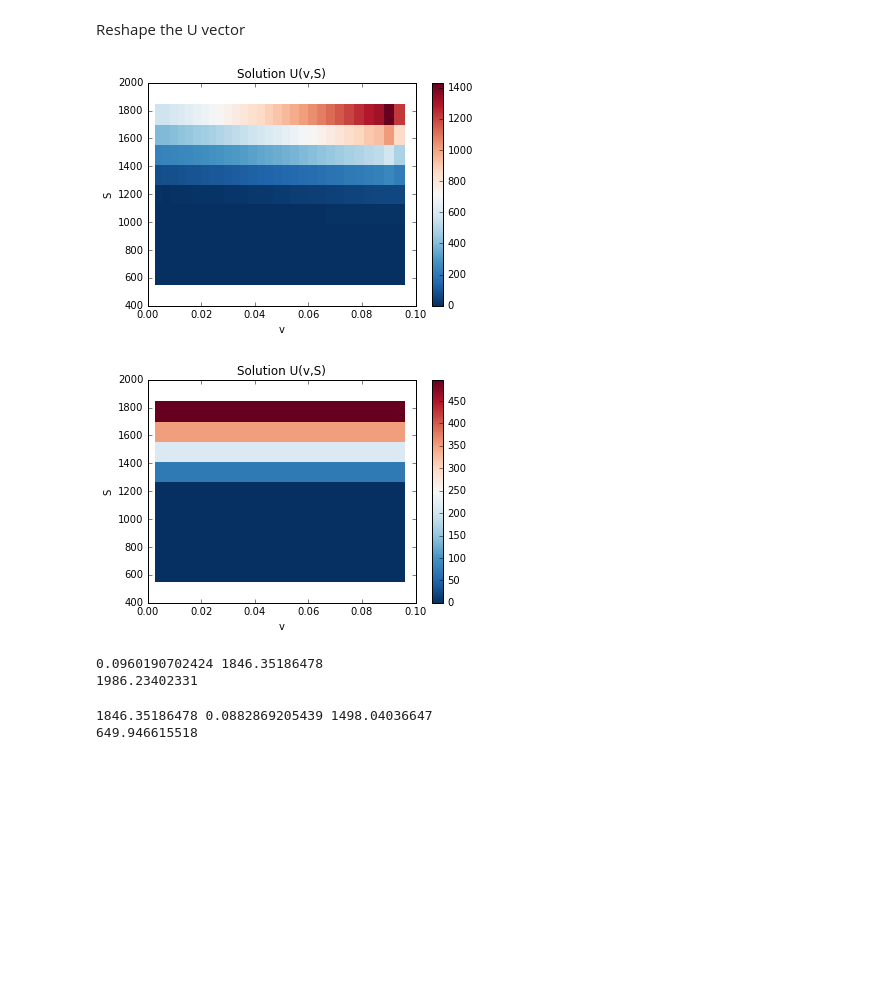
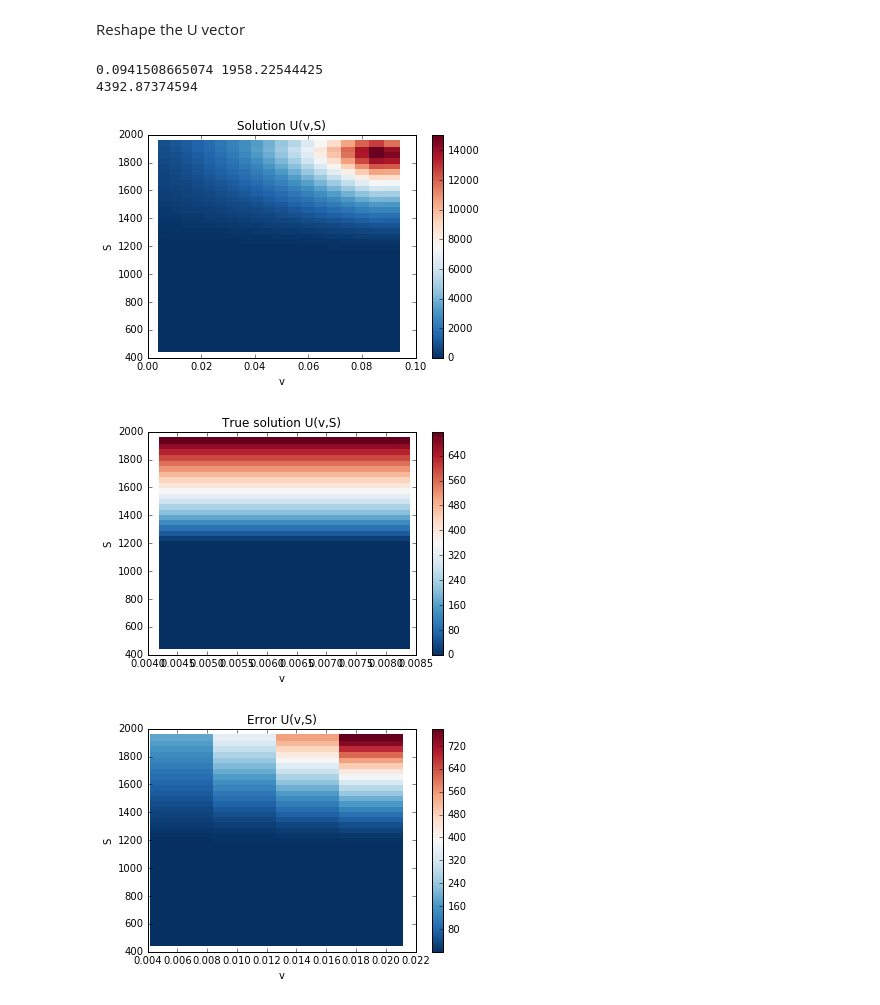
Before and after one commit to MelodyShih/FDOptionPricing, a Jupyter notebook: Backward Euler with exact BC.ipynb, the cells around one changed output. Cells and saved outputs as stored; diff of their text form; code cells hidden in the pictures; blank space fills up the shorter version.

```diff
--- a/Backward Euler with exact BC.ipynb
+++ b/Backward Euler with exact BC.ipynb
@@ -30,7 +32,7 @@ d1    = numpy.arcsinh( v_max/beta )
 Set coefficients of heston pde
 # %%
 rho   = -0.5
-sigma = 0.01
+sigma = 0.3
 r     = 0.03
 q     = 0.0
 kappa = 2
@@ -60,9 +75,9 @@ S         = lambda xi: K + alpha * numpy.sinh( c1*xi + c2*(1-xi) )
 dSdxi     = lambda xi: alpha * numpy.cosh( c1*xi + c2*(1-xi) ) * (c1 - c2)
 d2Sdxi2   = lambda xi: alpha * numpy.sinh( c1*xi + c2*(1-xi) ) * (c1 - c2)**2
 
-v         = lambda eta: beta*numpy.sinh( d1*eta )
-dvdeta    = lambda eta: numpy.cosh( d1*eta ) * d1 * beta
-d2vdeta2  = lambda eta: numpy.sinh( d1*eta ) * d1**2 * beta
+v         = lambda eta: beta*numpy.sinh( d1*eta + d2*(1-eta) )
+dvdeta    = lambda eta: numpy.cosh( d1*eta ) * (d1-d2) * beta
+d2vdeta2  = lambda eta: numpy.sinh( d1*eta ) * (d1-d2)**2 * beta
 # %% [markdown]
 Allocate solution vector U
 # %%
@@ -250,7 +282,16 @@ U_init = numpy.copy(U_old)
-# %%
-for timestep in t:
-    U_new = numpy.linalg.solve(A, U_old + rhs)
-    U_old = numpy.copy(U_new)
+# %%
+t = 0
+t += delta_t
+while t < t_final:
+    U_new = numpy.linalg.solve(A, U_old + rhs)
+    U_old = numpy.copy(U_new)
+    t += delta_t
+
+# for timestep in t:
+#     U_new = numpy.linalg.solve(A, U_old + rhs)
+#     print numpy.linalg.norm(U_old + rhs, 2)
+#     assert( numpy.allclose(numpy.dot(A, U_new), U_old+rhs) == 1)
+#     U_old = numpy.copy(U_new)
 # %% [markdown]
 Reshape the U vector
 # %%
@@ -258,44 +299,35 @@ U_sol = numpy.reshape(U_new, [N, M])
 # %%
 E, X = numpy.meshgrid(v(eta), S(xi))
 #E, X = numpy.meshgrid(eta, xi)
 # fig = plt.figure()
 # # Plot right boundary condition
 # axes = fig.add_subplot(1, 1, 1)
 # axes.plot(xi, S(xi), 'o')
 
 # fig = plt.figure()
 # axes = fig.add_subplot(1, 1, 1)
 # axes.plot(eta, v(eta), 'o')
 # Plot solution
 fig = plt.figure()
 axes = fig.add_subplot(1, 1, 1)
 sol_plot = axes.pcolor(E, X, U_sol, cmap=plt.get_cmap('RdBu_r'))
 axes.set_title("Solution U(v,S)")
 axes.set_xlabel("v")
 axes.set_ylabel("S")
 cbar = fig.colorbar(sol_plot, ax=axes)
 # Plot initial data
-fig = plt.figure()
-axes = fig.add_subplot(1, 1, 1)
-sol_plot = axes.pcolor(E, X, numpy.reshape(U_init, [N, M]), cmap=plt.get_cmap('RdBu_r'))
-axes.set_title("Solution U(v,S)")
-axes.set_xlabel("v")
-axes.set_ylabel("S")
-cbar = fig.colorbar(sol_plot, ax=axes)
-plt.show()
+# fig = plt.figure()
+# axes = fig.add_subplot(1, 1, 1)
+# sol_plot = axes.pcolor(E, X, numpy.reshape(U_init, [N, M]), cmap=plt.get_cmap('RdBu_r'))
+# axes.set_title("Solution U(v,S)")
+# axes.set_xlabel("v")
+# axes.set_ylabel("S")
+# cbar = fig.colorbar(sol_plot, ax=axes)
+# plt.show()
 
 print v(eta[-1]), S(xi[-1])
 print U_sol[-1,-1]
 # %% [output]
+0.0941508665074 1958.22544425
+4392.87374594
-[figure, old version]
+[figure, new version]
-[figure, removed]
-0.0960190702424 1846.35186478
-1986.23402331
-# %%
-ss = -1
-vv = -3
-print S(xi[ss]), v(eta[vv]), U_sol[ss,vv]
-print Exact_Solution(S(xi[ss]), v(eta[vv]))
-# %% [output]
-1846.35186478 0.0882869205439 1498.04036647
-649.946615518
@@ -301,0 +339,22 @@ print Exact_Solution(S(xi[ss]), v(eta[vv]))
+# %%
+E, X = numpy.meshgrid(v(eta[0:2]), S(xi))
+fig = plt.figure()
+axes = fig.add_subplot(1, 1, 1)
+sol_plot = axes.pcolor(E, X, U_true[:,0:2], cmap=plt.get_cmap('RdBu_r'))
+axes.set_title("True solution U(v,S)")
+axes.set_xlabel("v")
+axes.set_ylabel("S")
+cbar = fig.colorbar(sol_plot, ax=axes)
+
+E, X = numpy.meshgrid(v(eta[:5]), S(xi))
+fig = plt.figure()
+axes = fig.add_subplot(1, 1, 1)
+sol_plot = axes.pcolor(E, X, numpy.abs(U_true[:,:5] - U_sol[:,:5]), cmap=plt.get_cmap('RdBu_r'))
+axes.set_title("Error U(v,S)")
+axes.set_xlabel("v")
+axes.set_ylabel("S")
+cbar = fig.colorbar(sol_plot, ax=axes)
+plt.show()
+# %% [output]
+[figure, added]
+[figure, added]
```
Also changed, not shown: parts of 6 cells of this notebook, 2 other files.
